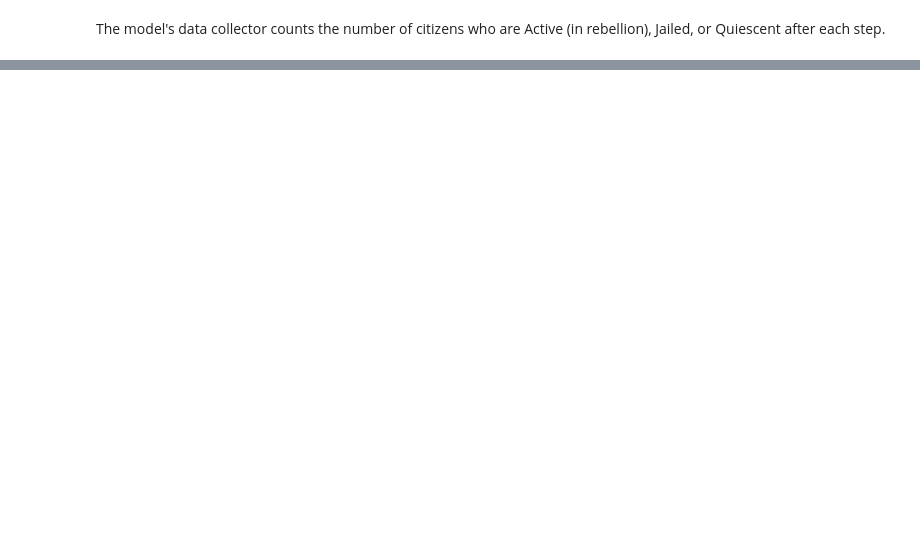
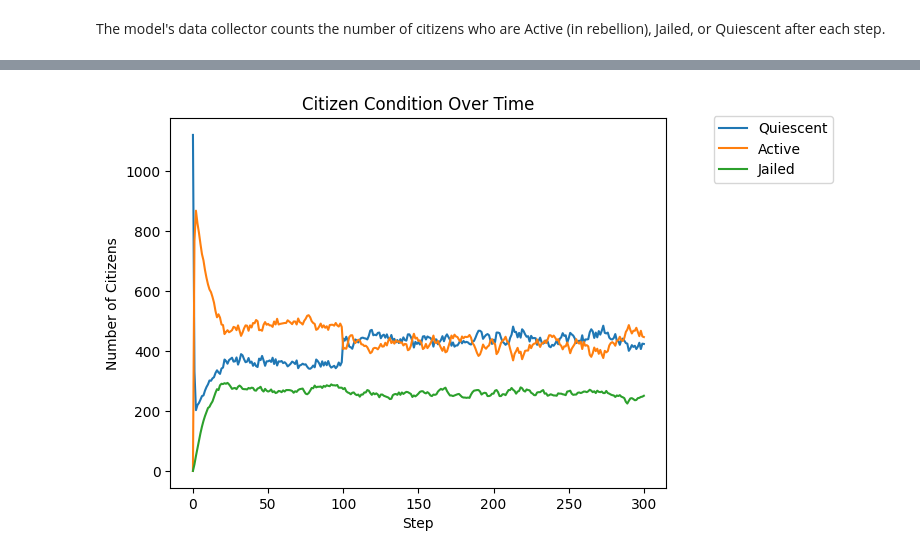
Before and after one commit to ssatizabal/ABM-assignment1, a Jupyter notebook: epstein_civil_violence/Epstein Civil Violence.ipynb, the cells around one changed output, grey strips where cells are left out. Drawn from its saved outputs; the diff is of its cells as text; code cells hidden in the pictures; blank space fills up the shorter version.

```diff
--- a/epstein_civil_violence/Epstein Civil Violence.ipynb
+++ b/epstein_civil_violence/Epstein Civil Violence.ipynb
@@ -316,0 +123,37 @@ plt.show()
+# %%
+#### Low legitimacy regimes with weak state/policing capacity with international aid...government
+
+model_4 = EpsteinCivilViolence(
+        width=40,
+        height=40,
+        citizen_density=0.7,
+        cop_density=0.02,
+        citizen_vision=7,
+        cop_vision=2,
+        legitimacy_distribution='normal',
+        legitimacy_param_normal_mean=0.2,
+        legitimacy_param_normal_stddev=0.1,
+        max_jail_term=20,
+        active_threshold=0.1,
+        arrest_prob_constant=2.3,
+        movement=True,
+        max_iters=300,
+        international_aid="Aid Government",
+        shock_amount=0.1,
+)
+# %%
+for i in range(model_4.max_iters):
+    model_4.step()
+# %%
+model_4_out = model_4.datacollector.get_model_vars_dataframe()
+if 'Cops' in model_4_out.columns:
+    model_4_out.drop(columns=['Cops'], inplace=True)
+
+ax = model_4_out.plot()
+ax.set_title("Citizen Condition Over Time")
+ax.set_xlabel("Step")
+ax.set_ylabel("Number of Citizens")
+_ = ax.legend(bbox_to_anchor=(1.35, 1.025))
+plt.show()
+# %% [output]
+[figure, added]
```
Also changed, not shown: parts of 39 cells of this notebook, 7 other files.
